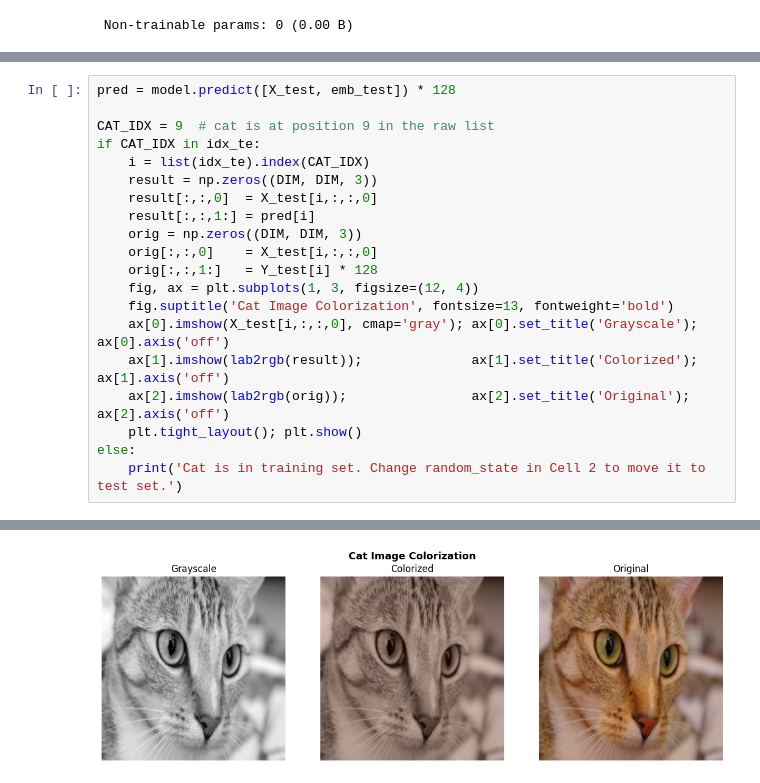
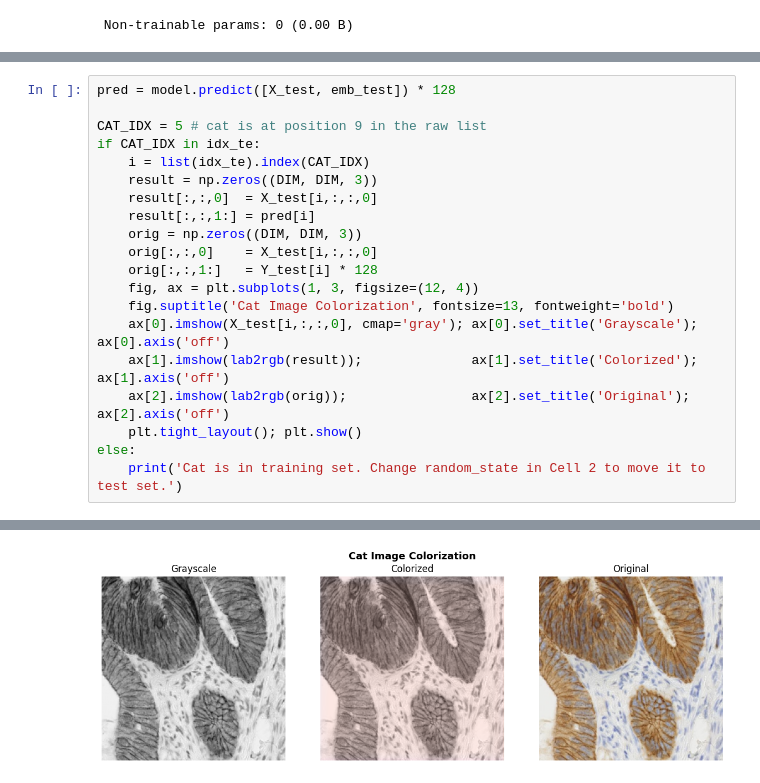
Before and after one commit to ponaalagar/tranfer_learning, a Jupyter notebook: image_colorization.ipynb, the cells around one changed output, grey strips where cells are left out. Saved outputs shown, nothing was run; the diff lists cells and outputs as text.

```diff
--- a/image_colorization.ipynb
+++ b/image_colorization.ipynb
@@ -146,7 +317,7 @@ Epoch 29/200
 # %%
 pred = model.predict([X_test, emb_test]) * 128
 
-CAT_IDX = 9  # cat is at position 9 in the raw list
+CAT_IDX = 5 # cat is at position 9 in the raw list
 if CAT_IDX in idx_te:
     i = list(idx_te).index(CAT_IDX)
     result = np.zeros((DIM, DIM, 3))
@@ -168 +339 @@ else:
-[figure, old version]
+[figure, new version]
```
Also changed, not shown: parts of 12 cells of this notebook.
